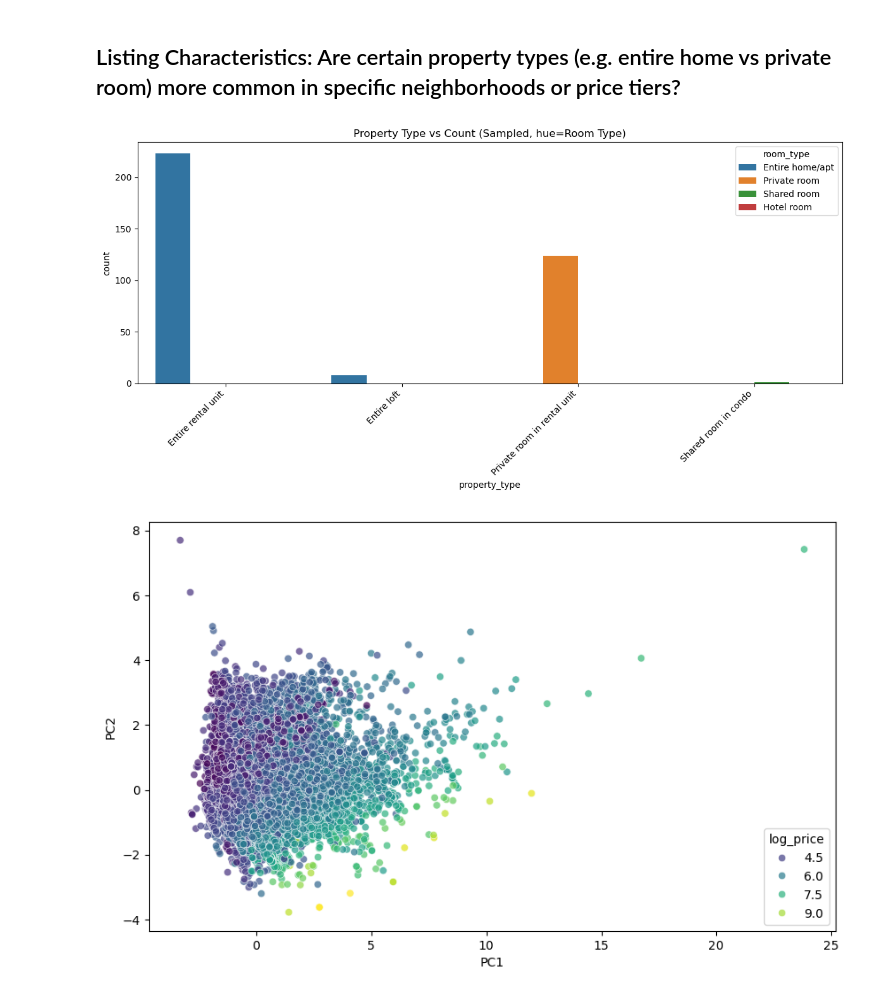
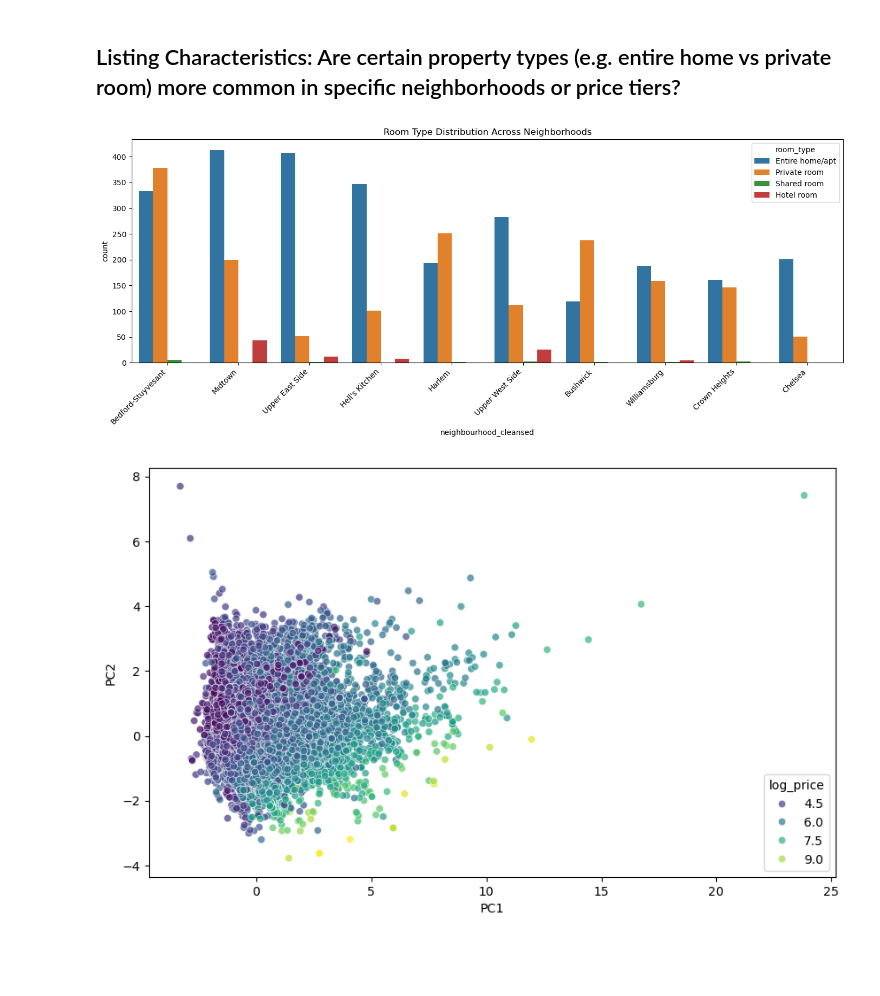
Before and after one commit to Deimos999/EDA, a Jupyter notebook: final_project.ipynb, the cells around one changed output. Drawn from its saved outputs; the diff is of its cells as text; code cells hidden in the pictures; blank space fills up the shorter version.

Commit message:
change Listing Characteristics chart

```diff
--- a/final_project.ipynb
+++ b/final_project.ipynb
@@ -606,9 +621,6 @@ for col in ['host_since', 'first_review', 'last_review']:
 df['host_since'] = df['host_since'].dt.strftime('%Y-%m-%d')
 df['first_review'] = df['first_review'].dt.strftime('%Y-%m-%d')
 df['last_review'] = df['last_review'].dt.strftime('%Y-%m-%d')
-# %%
-df['host_duration_days'] = (pd.Timestamp.today() - df['host_since']).dt.days
-df['active_days'] = (df['last_review'] - df['first_review']).dt.days
 # %%
 df['host_since'].unique()
 # %% [output]
@@ -859,5 +897,3 @@ df['price'].replace(range(0, 25), 25, inplace=True)
-# %%
-df['price'] = df['price'].astype(int)
 # %%
 df.select_dtypes(include='float64').columns
 # %% [output]
@@ -1034,21 +1092,28 @@ plt.show()
 [figure]
 # %%
 
-# Group by month (across all years)
-monthly_avg = (
-    df.groupby('review_month')['reviews_per_month']
+# Extract year and month
+df['year'] = df['last_review'].dt.year
+df['month'] = df['last_review'].dt.month
+
+# Group by year and month, aggregate reviews_per_month
+monthly_reviews = (
+    df.groupby(['year', 'month'])['reviews_per_month']
     .mean()
-    .reindex(range(1,13))  # Ensure all months are present
+    .reset_index()
+    .sort_values(['year', 'month'])
 )
 
+# Create a time-based x-axis
+monthly_reviews['date'] = pd.to_datetime(dict(year=monthly_reviews.year, month=monthly_reviews.month, day=1))
+
 # Plot
-plt.figure(figsize=(10,6))
-sns.lineplot(x=monthly_avg.index, y=monthly_avg.values, marker='o')
-plt.xticks(range(1,13),
-           ['Jan','Feb','Mar','Apr','May','Jun','Jul','Aug','Sep','Oct','Nov','Dec'])
-plt.title('Average Reviews Per Month (Seasonality Profile)')
-plt.xlabel('Month')
-plt.ylabel('Average Reviews Per Month')
+plt.figure(figsize=(14,6))
+sns.lineplot(data=monthly_reviews, x='date', y='reviews_per_month', marker='o')
+plt.title('Average Monthly Reviews Over Time')
+plt.xlabel('Date')
+plt.ylabel('Average Reviews per Month')
 plt.grid(True)
+plt.tight_layout()
 plt.show()
 # %% [output]
@@ -1099,18 +1164,18 @@ plt.show()
 [figure]
 # %% [markdown]
 ## Listing Characteristics: Are certain property types (e.g. entire home vs private room) more common in specific neighborhoods or price tiers?
-# %%
-# Take a random sample (e.g., 500 rows)
-sample_df = df.sample(n=500, random_state=42)
-
-plt.figure(figsize=(12,6))
-sns.countplot(data=sample_df, x='property_type', hue='room_type', order=sample_df['property_type'][:8].value_counts().index)
-plt.title('Property Type vs Count (Sampled, hue=Room Type)')
-plt.xticks(rotation=45, ha='right')
-plt.tight_layout()
-plt.show()
-# %% [output]
-[figure, removed]
+# %%
+sample_df = df.sample(n=10000, random_state=42)
+
+plt.figure(figsize=(14, 6))
+sns.countplot(data=sample_df, x='neighbourhood_cleansed', hue='room_type',
+              order=sample_df['neighbourhood_cleansed'].value_counts().index[:10])  # Top 10 neighborhoods
+plt.title('Room Type Distribution Across Neighborhoods')
+plt.xticks(rotation=45, ha='right')
+plt.tight_layout()
+plt.show()
+# %% [output]
+[figure, added]
 # %%
 from sklearn.decomposition import PCA
 from sklearn.preprocessing import StandardScaler
```
Also changed, not shown: parts of 26 cells of this notebook.
